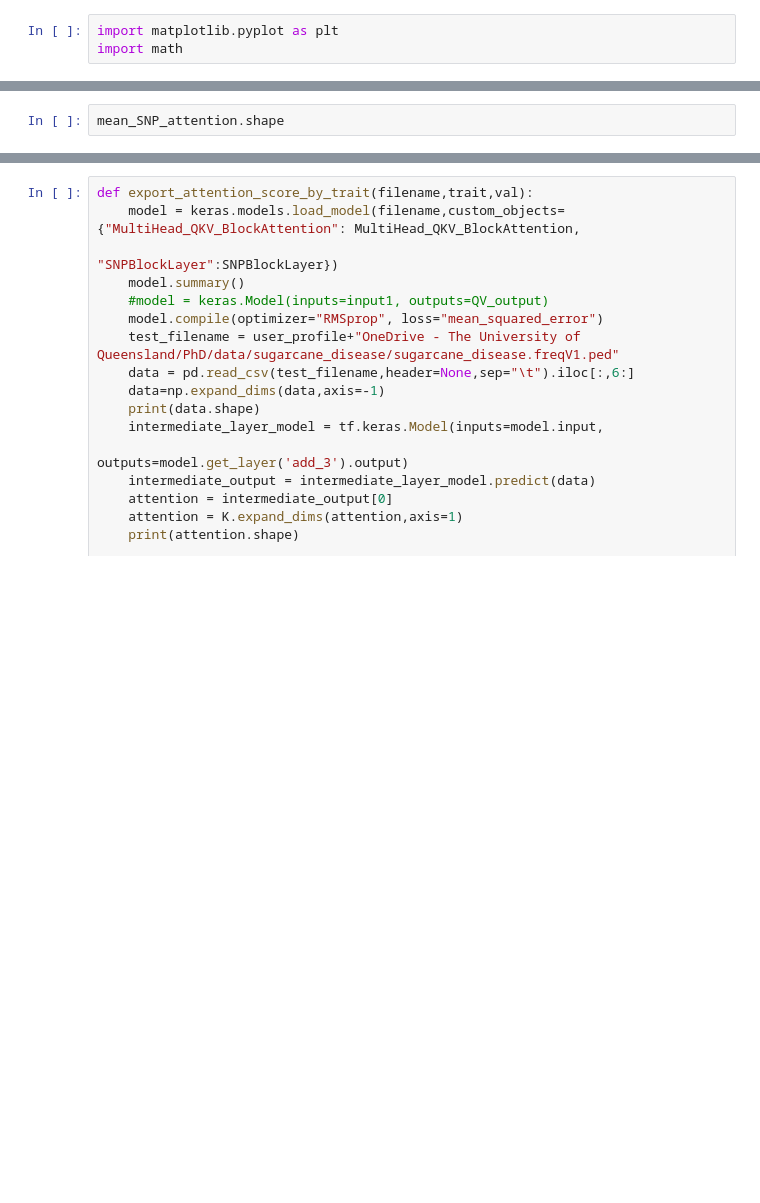
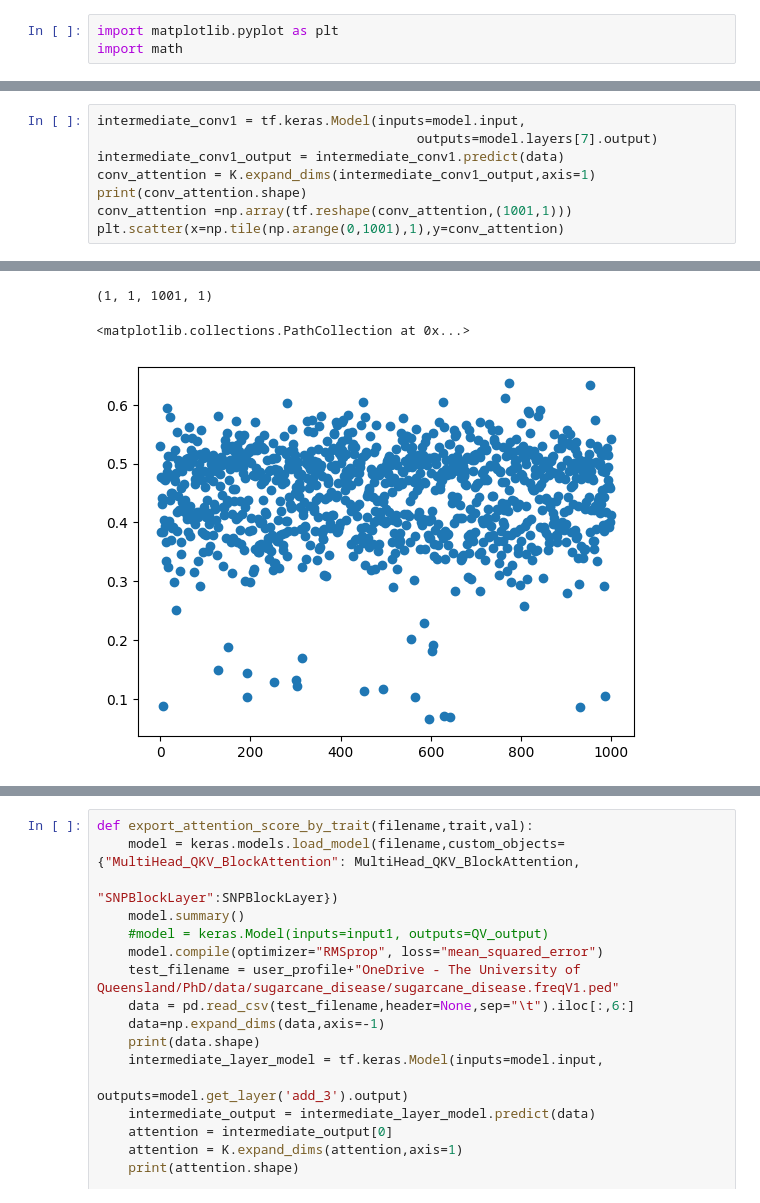
Before and after one commit to CCS-voidBird/PhD_Notebook, a Jupyter notebook: Code/ML_composer/Shap_Model_Interpretation.ipynb, the cells around one changed output, grey strips where cells are left out. Cells and saved outputs as stored; diff of their text form; blank space fills up the shorter version.

```diff
--- a/Code/ML_composer/Shap_Model_Interpretation.ipynb
+++ b/Code/ML_composer/Shap_Model_Interpretation.ipynb
@@ -150,3 +141,9 @@ plt.scatter(x=np.tile(np.arange(0,1001),1),y=abs(attention))
 # %%
-mean_SNP_attention.shape
+intermediate_conv1 = tf.keras.Model(inputs=model.input,
+                                         outputs=model.layers[7].output)
+intermediate_conv1_output = intermediate_conv1.predict(data)
+conv_attention = K.expand_dims(intermediate_conv1_output,axis=1)
+print(conv_attention.shape)
+conv_attention =np.array(tf.reshape(conv_attention,(1001,1)))
+plt.scatter(x=np.tile(np.arange(0,1001),1),y=conv_attention)
 # %% [output]
@@ -154,3 +151,6 @@ mean_SNP_attention.shape
+(1, 1, 1001, 1)
+<matplotlib.collections.PathCollection at 0x...>
+[figure, added]
 # %%
 print(mean_SNP_attention.shape)
 #plt.scatter(x=np.tile(np.arange(0,26080),1),y=abs(mean_SNP_attention))
```
Also changed, not shown: parts of 21 cells of this notebook, 1 other file.
